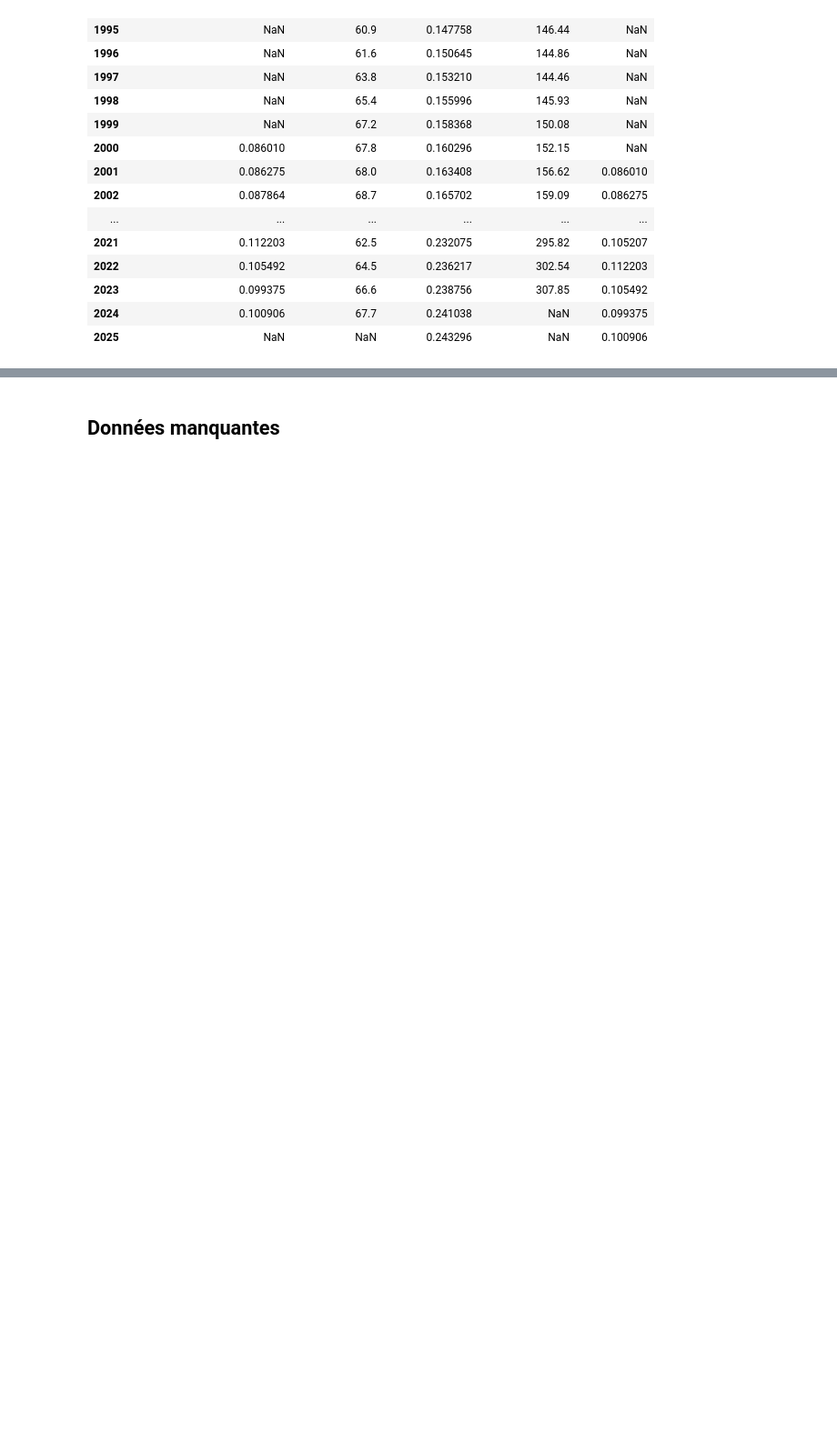
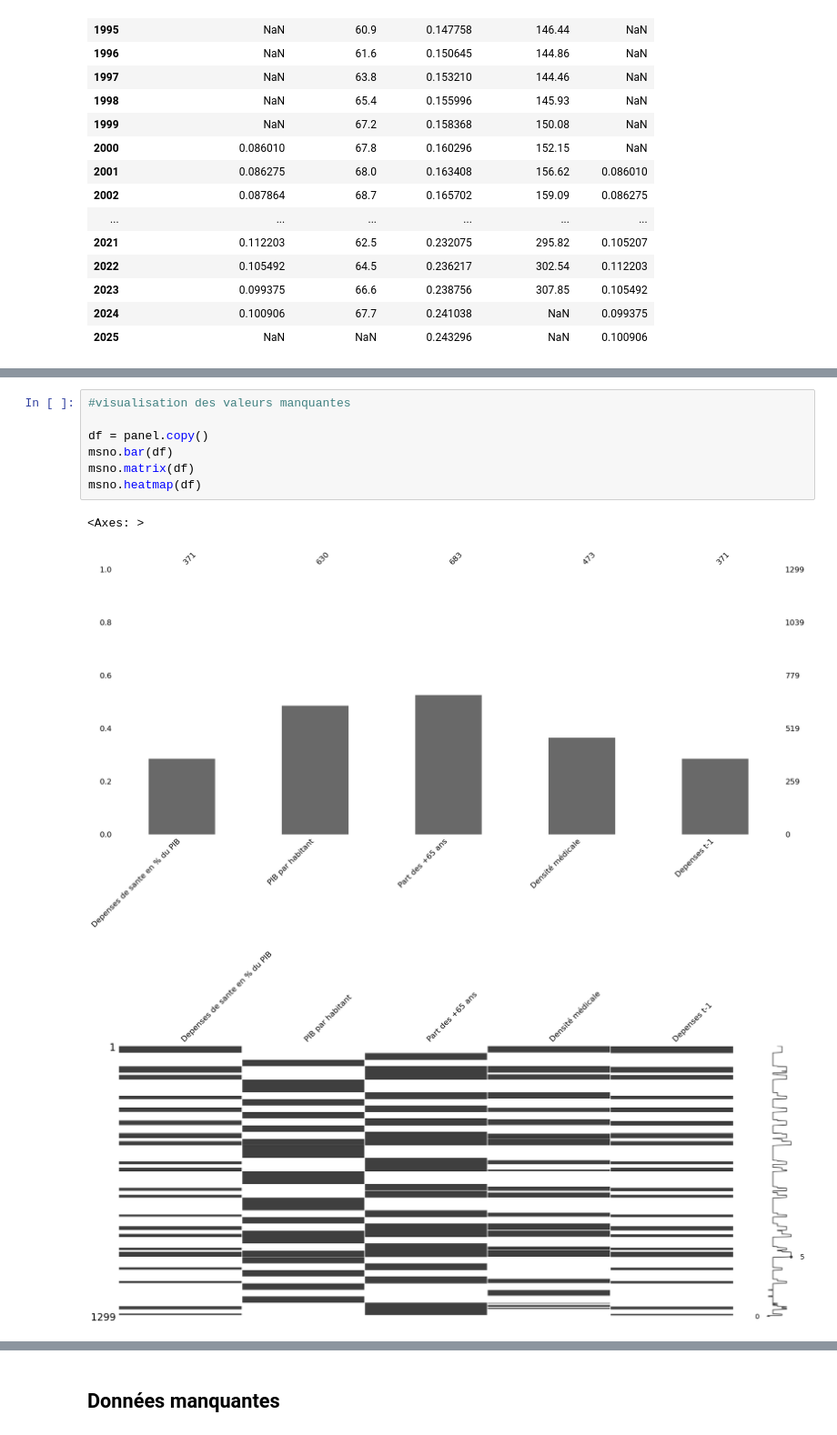
Before and after one commit to celineferbach/PESSD, a Jupyter notebook: main.ipynb, the cells around one changed output, grey strips where cells are left out. Shown at 91% size. Saved outputs shown, nothing was run; the diff lists cells and outputs as text; blank space fills up the shorter version.

```diff
--- a/main.ipynb
+++ b/main.ipynb
@@ -122,0 +136,11 @@ panel.loc['Portugal']
+# %%
+#visualisation des valeurs manquantes
+
+df = panel.copy()
+msno.bar(df)
+msno.matrix(df)
+msno.heatmap(df)
+# %% [output]
+<Axes: >
+[figure, added]
+[figure, added]
```
Also changed, not shown: parts of 11 cells of this notebook.
